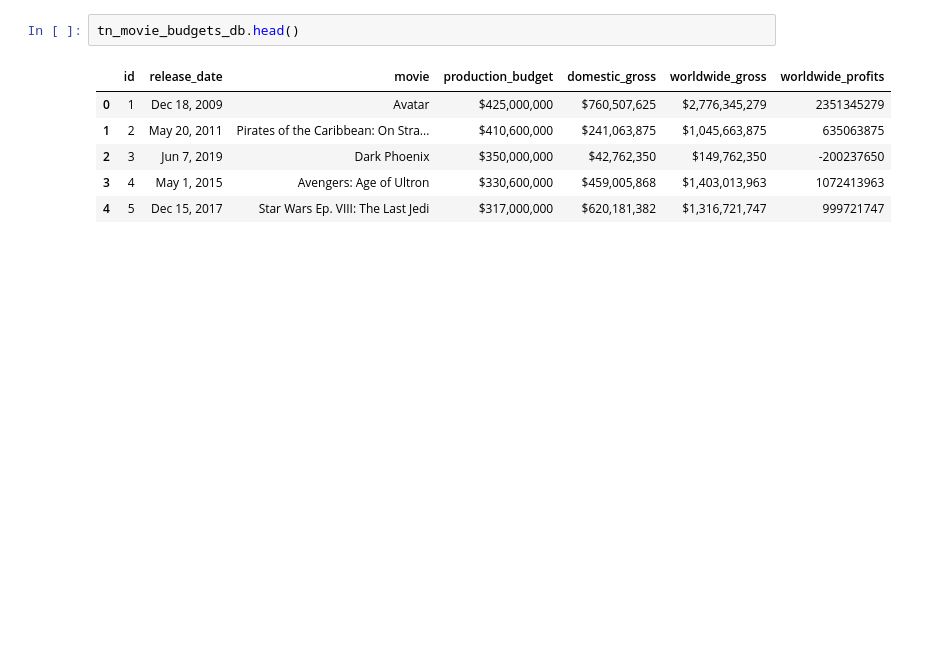
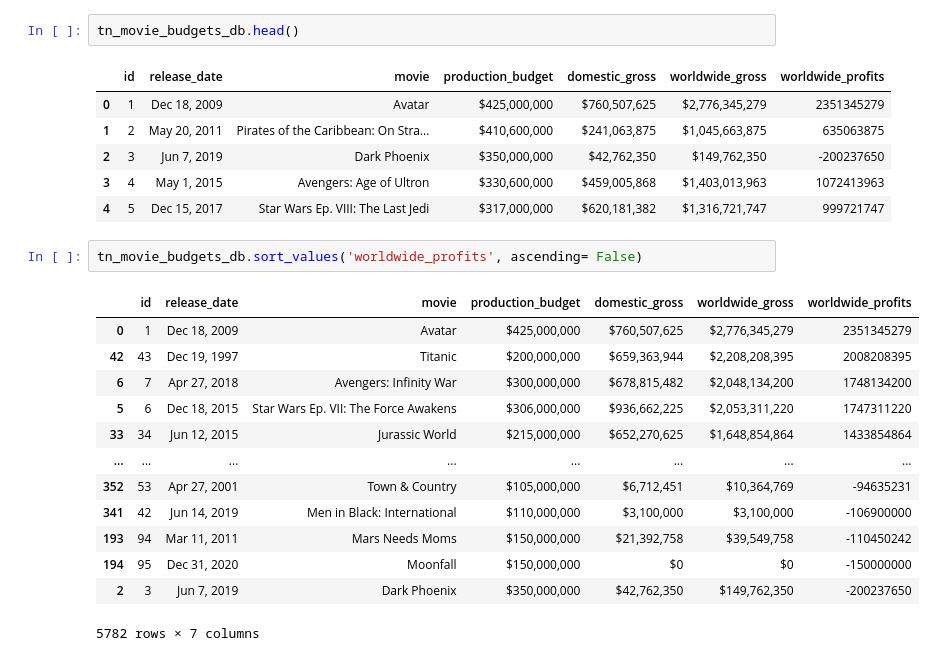
Before and after one commit to DanlBradley/dsc-phase-1-project-v2-3, a Jupyter notebook: student.ipynb, the cells around one changed output. Saved outputs shown, nothing was run; the diff lists cells and outputs as text; blank space fills up the shorter version.

```diff
--- a/student.ipynb
+++ b/student.ipynb
@@ -239,3 +205,19 @@ tn_movie_budgets_db.head()
 | 2 | 3 | Jun 7, 2019 | Dark Phoenix | $350,000,000 | $42,762,350 | $149,762,350 | -200237650 |
 | 3 | 4 | May 1, 2015 | Avengers: Age of Ultron | $330,600,000 | $459,005,868 | $1,403,013,963 | 1072413963 |
 | 4 | 5 | Dec 15, 2017 | Star Wars Ep. VIII: The Last Jedi | $317,000,000 | $620,181,382 | $1,316,721,747 | 999721747 |
+# %%
+tn_movie_budgets_db.sort_values('worldwide_profits', ascending= False)
+# %% [output]
+|  | id | release_date | movie | production_budget | domestic_gross | worldwide_gross | worldwide_profits |
+| 0 | 1 | Dec 18, 2009 | Avatar | $425,000,000 | $760,507,625 | $2,776,345,279 | 2351345279 |
+| 42 | 43 | Dec 19, 1997 | Titanic | $200,000,000 | $659,363,944 | $2,208,208,395 | 2008208395 |
+| 6 | 7 | Apr 27, 2018 | Avengers: Infinity War | $300,000,000 | $678,815,482 | $2,048,134,200 | 1748134200 |
+| 5 | 6 | Dec 18, 2015 | Star Wars Ep. VII: The Force Awakens | $306,000,000 | $936,662,225 | $2,053,311,220 | 1747311220 |
+| 33 | 34 | Jun 12, 2015 | Jurassic World | $215,000,000 | $652,270,625 | $1,648,854,864 | 1433854864 |
+| ... | ... | ... | ... | ... | ... | ... | ... |
+| 352 | 53 | Apr 27, 2001 | Town & Country | $105,000,000 | $6,712,451 | $10,364,769 | -94635231 |
+| 341 | 42 | Jun 14, 2019 | Men in Black: International | $110,000,000 | $3,100,000 | $3,100,000 | -106900000 |
+| 193 | 94 | Mar 11, 2011 | Mars Needs Moms | $150,000,000 | $21,392,758 | $39,549,758 | -110450242 |
+| 194 | 95 | Dec 31, 2020 | Moonfall | $150,000,000 | $0 | $0 | -150000000 |
+| 2 | 3 | Jun 7, 2019 | Dark Phoenix | $350,000,000 | $42,762,350 | $149,762,350 | -200237650 |
+5782 rows × 7 columns
```
Also changed, not shown: parts of 2 cells of this notebook.
